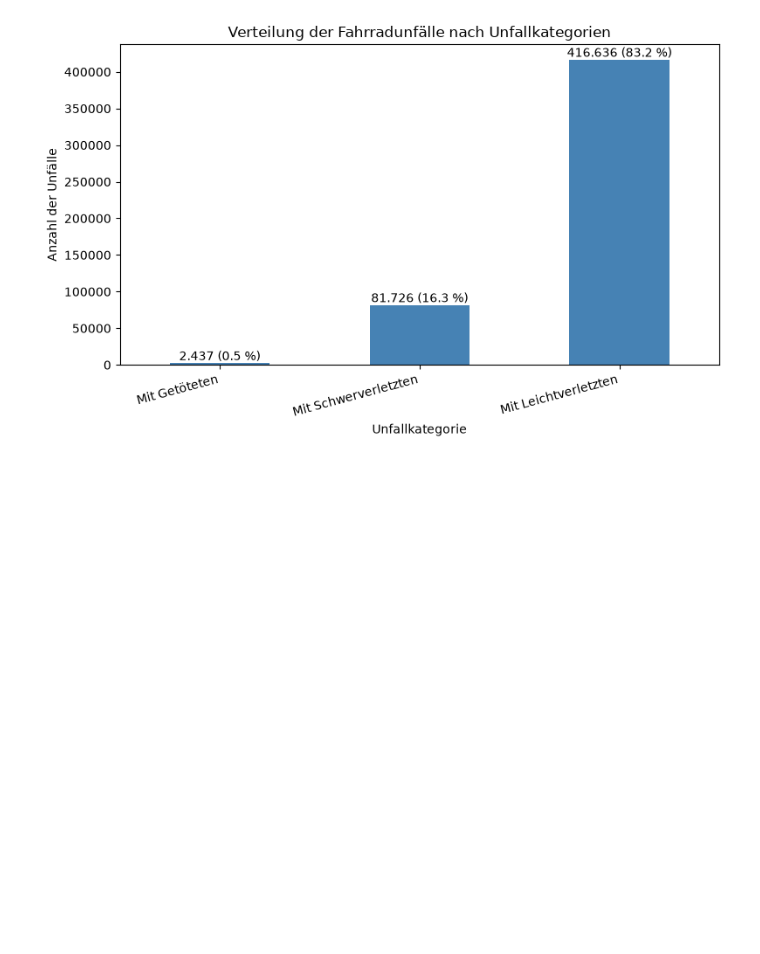
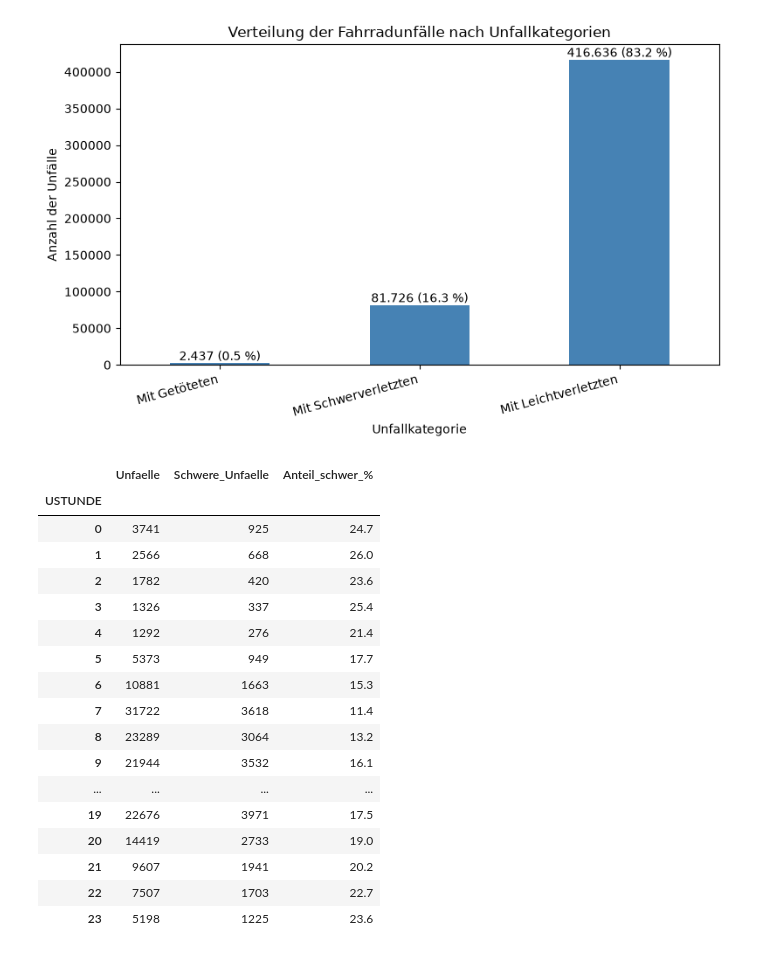
Before and after one commit to RogovaNatalia/Unfallorte_Projekt, a Jupyter notebook: analyse.ipynb, the cells around one changed output. Cells and saved outputs as stored; diff of their text form; code cells hidden in the pictures; blank space fills up the shorter version.

```diff
--- a/analyse.ipynb
+++ b/analyse.ipynb
@@ -901,3 +901,43 @@ plt.tight_layout();
 | 2 | 81726 | 16.3 |
 | 3 | 416636 | 83.2 |
 [figure]
+# %%
+# Unfallschwere nach Tageszeit und Lichtverhältnissen
+# 3.2 Unfallschwere nach Tageszeit
+
+def schwere_nach_gruppe(df, spalte):
+    """Berechnet Anzahl und Anteil schwerer Fahrradunfälle je Gruppe."""
+    ergebnis = df.groupby(spalte, dropna=False).agg(
+        Unfaelle=("schwer", "size"),
+        Schwere_Unfaelle=("schwer", "sum")
+    )
+
+    ergebnis["Anteil_schwer_%"] = (
+        ergebnis["Schwere_Unfaelle"] / ergebnis["Unfaelle"] * 100
+    ).round(1)
+
+    return ergebnis
+
+
+# Schwere Fahrradunfälle nach Tageszeit
+nach_stunde = schwere_nach_gruppe(df_rad, "USTUNDE")
+display(nach_stunde)
+# %% [output]
+|  | Unfaelle | Schwere_Unfaelle | Anteil_schwer_% |
+| USTUNDE |  |  |  |
+| 0 | 3741 | 925 | 24.7 |
+| 1 | 2566 | 668 | 26.0 |
+| 2 | 1782 | 420 | 23.6 |
+| 3 | 1326 | 337 | 25.4 |
+| 4 | 1292 | 276 | 21.4 |
+| 5 | 5373 | 949 | 17.7 |
+| 6 | 10881 | 1663 | 15.3 |
+| 7 | 31722 | 3618 | 11.4 |
+| 8 | 23289 | 3064 | 13.2 |
+| 9 | 21944 | 3532 | 16.1 |
+| ... | ... | ... | ... |
+| 19 | 22676 | 3971 | 17.5 |
+| 20 | 14419 | 2733 | 19.0 |
+| 21 | 9607 | 1941 | 20.2 |
+| 22 | 7507 | 1703 | 22.7 |
+| 23 | 5198 | 1225 | 23.6 |
```
Also changed, not shown: parts of 4 cells of this notebook.
